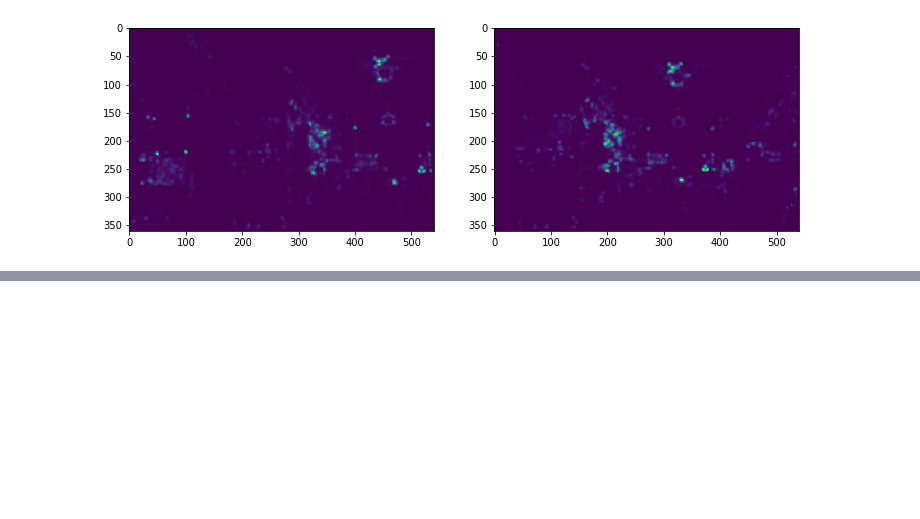
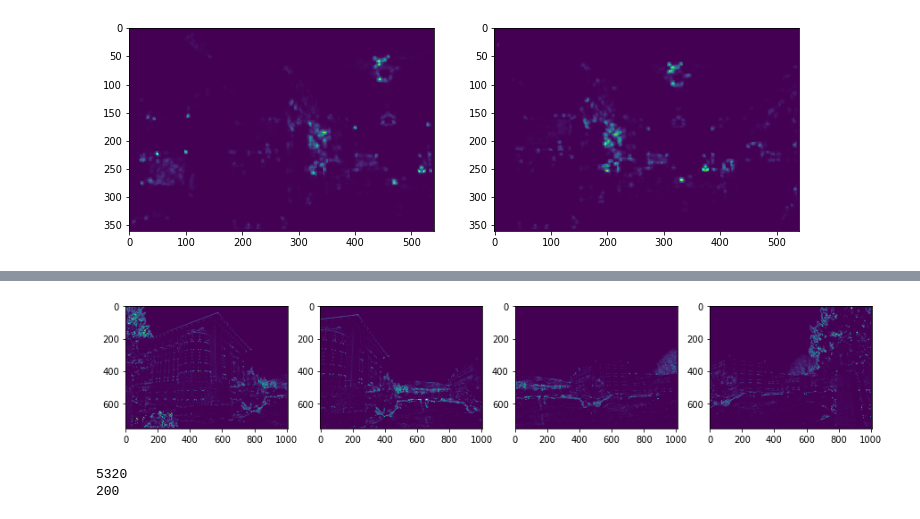
Before and after one commit to UMT-Computer-Vision-Spring-2019/project_2, a Jupyter notebook: project_description.ipynb, the cells around one changed output, grey strips where cells are left out. Saved outputs shown, nothing was run; the diff lists cells and outputs as text; code cells hidden in the pictures; blank space fills up the shorter version.

```diff
--- a/project_description.ipynb
+++ b/project_description.ipynb
@@ -68,9 +68,6 @@ class Stitcher(object):
         return x, y
 
     def adaptive_suppression(self, H, x, y, n=100, c=0.9):
-        '''  Pretty garbage algorithm. Some
-        sort of nearest-neighbor algorithm could be much
-        more efficient. TODO: Add kd tree.'''
         dist = []
         for x0, y0 in zip(x, y):
             v = H[y0, x0]
@@ -263,6 +260,16 @@ class Stitcher(object):
         im_trans = skt.warp(i1,proj_trans)
 
         return np.concatenate((im_trans, im_trans2[:, ofs:]), axis=1)
+
+    def transform(self, H_best, i1):
+        proj_trans = skt.ProjectiveTransform(H_best)
+        im_trans = skt.warp(i1, proj_trans)
+        return im_trans
+
+    def transformT(self, H_best, i1):
+        proj_trans = skt.ProjectiveTransform(np.linalg.inv(H_best))
+        im_trans = skt.warp(i1, proj_trans)
+        return im_trans
 # %% [markdown]
 We will populate these functions over the next several weeks, a process that will involve delving into some of the most elementary operations in digital signal processing.
 
@@ -335,0 +382,15 @@ plt.show()
+# %%
+gauss_size = 9
+gauss_sigma = 2
+
+h1 = myStitcher.find_keypoints(i1, gauss_size, gauss_sigma)
+h2 = myStitcher.find_keypoints(i2, gauss_size, gauss_sigma)
+h3 = myStitcher.find_keypoints(i3, gauss_size, gauss_sigma)
+h4 = myStitcher.find_keypoints(i4, gauss_size, gauss_sigma)
+harris_responses = [h1, h2, h3, h4]
+fig, ax = plt.subplots(ncols=4, figsize=(15, 12))
+for i in range(len(harris_responses)):
+    ax[i].imshow(harris_responses[i])
+plt.show()
+# %% [output]
+[figure, added]
@@ -335,0 +404,12 @@ plt.show()
+# %%
+x3, y3 = myStitcher.local_max(h3)
+x4, y4 = myStitcher.local_max(h4)
+print(len(x4))
+x3, y3 = myStitcher.adaptive_suppression(h3, y3, x3, n=200)
+d3, out_x3, out_y3 = myStitcher.generate_descriptors(i3, x3, y3)
+x4, y4 = myStitcher.adaptive_suppression(h4, y4, x4, n=200)
+print(len(x4))
+d4, out_x4, out_y4 = myStitcher.generate_descriptors(i4, x4, y4)
+# %% [output]
+5320
+200
```
Also changed, not shown: parts of 12 cells of this notebook, 6 other files.
